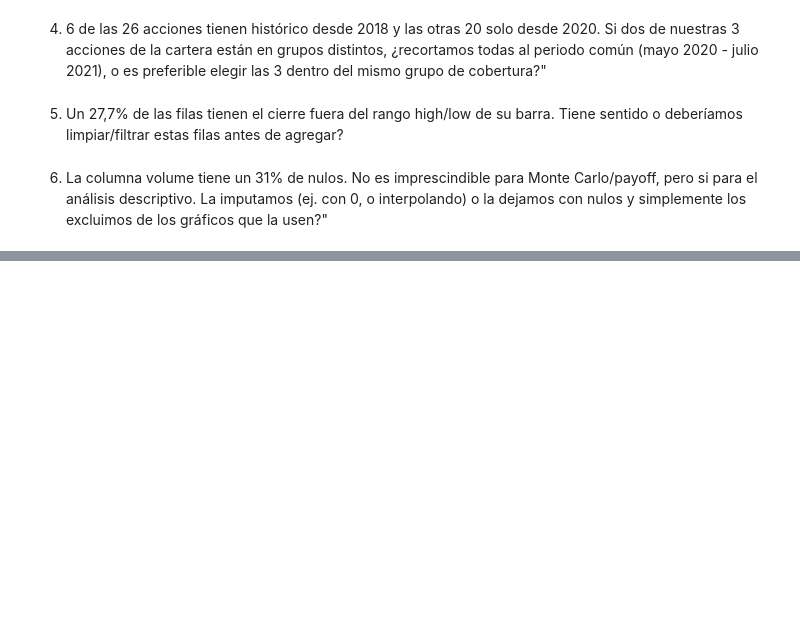
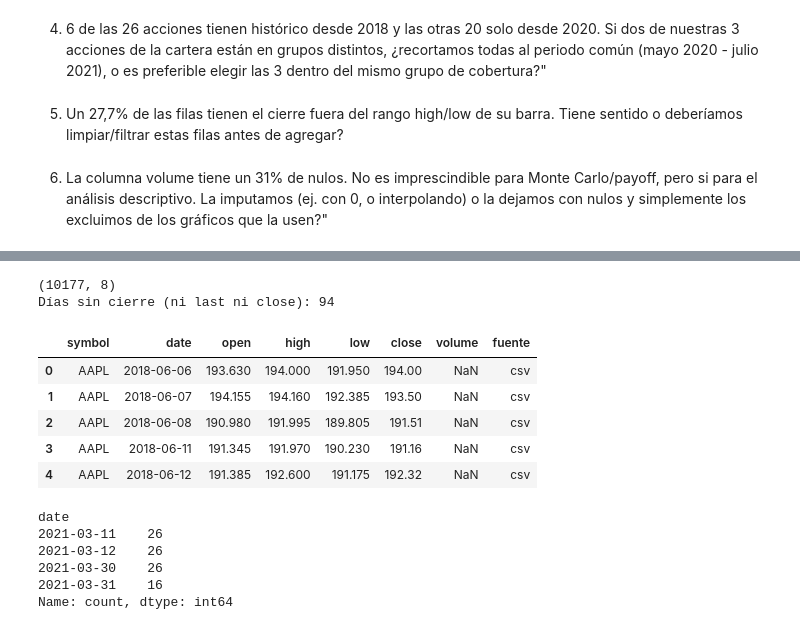
Before and after one commit to danielsoponaru/26_27_R09_Azul_Claro, a Jupyter notebook: Limpieza.ipynb, the cells around one changed output, grey strips where cells are left out. Saved outputs shown, nothing was run; the diff lists cells and outputs as text; code cells hidden in the pictures; blank space fills up the shorter version.

```diff
--- a/Limpieza.ipynb
+++ b/Limpieza.ipynb
@@ -371,0 +261,53 @@ Guardado: (12301, 8) (35800, 8)
+# %%
+import numpy as np
+
+minutos_ny = df_unificado["hora_ny"].dt.hour * 60 + df_unificado["hora_ny"].dt.minute
+df_unificado["last_sesion"] = df_unificado["last"].where(minutos_ny <= 16 * 60)
+
+df_diario = (
+    df_unificado
+    .sort_values(["symbol", "date"])
+    .groupby(["symbol", "dia_ny"], as_index=False)
+    .agg(
+        open=("open", "first"),
+        high=("high", "max"),
+        low=("low", "min"),
+        last_sesion=("last_sesion", "last"),   # último last hasta las 16:00 NY
+        last_dia=("last", "last"),             # último last del día (respaldo)
+        close_barra=("close", "last"),         # solo válido si el día no tiene last
+        n_last=("last", "count"),
+        volume=("volume", "max"),
+    )
+    .rename(columns={"dia_ny": "date"})
+)
+
+df_diario["close"] = np.where(
+    df_diario["n_last"] > 0,
+    df_diario["last_sesion"].fillna(df_diario["last_dia"]),
+    df_diario["close_barra"],
+)
+df_diario = df_diario[["symbol", "date", "open", "high", "low", "close", "volume"]]
+df_diario["fuente"] = "csv"
+
+print(df_diario.shape)
+print("Días sin cierre (ni last ni close):", df_diario["close"].isna().sum())
+df_diario.head()
+# %% [output]
+(10177, 8)
+Días sin cierre (ni last ni close): 94
+|  | symbol | date | open | high | low | close | volume | fuente |
+| 0 | AAPL | 2018-06-06 | 193.630 | 194.000 | 191.950 | 194.00 | NaN | csv |
+| 1 | AAPL | 2018-06-07 | 194.155 | 194.160 | 192.385 | 193.50 | NaN | csv |
+| 2 | AAPL | 2018-06-08 | 190.980 | 191.995 | 189.805 | 191.51 | NaN | csv |
+| 3 | AAPL | 2018-06-11 | 191.345 | 191.970 | 190.230 | 191.16 | NaN | csv |
+| 4 | AAPL | 2018-06-12 | 191.385 | 192.600 | 191.175 | 192.32 | NaN | csv |
+# %%
+# ¿Qué días se quedan sin cierre?
+print(df_diario.loc[df_diario["close"].isna(), "date"].dt.date.value_counts())
+# %% [output]
+date
+2021-03-11    26
+2021-03-12    26
+2021-03-30    26
+2021-03-31    16
+Name: count, dtype: int64
```
Also changed, not shown: parts of 58 cells of this notebook.
